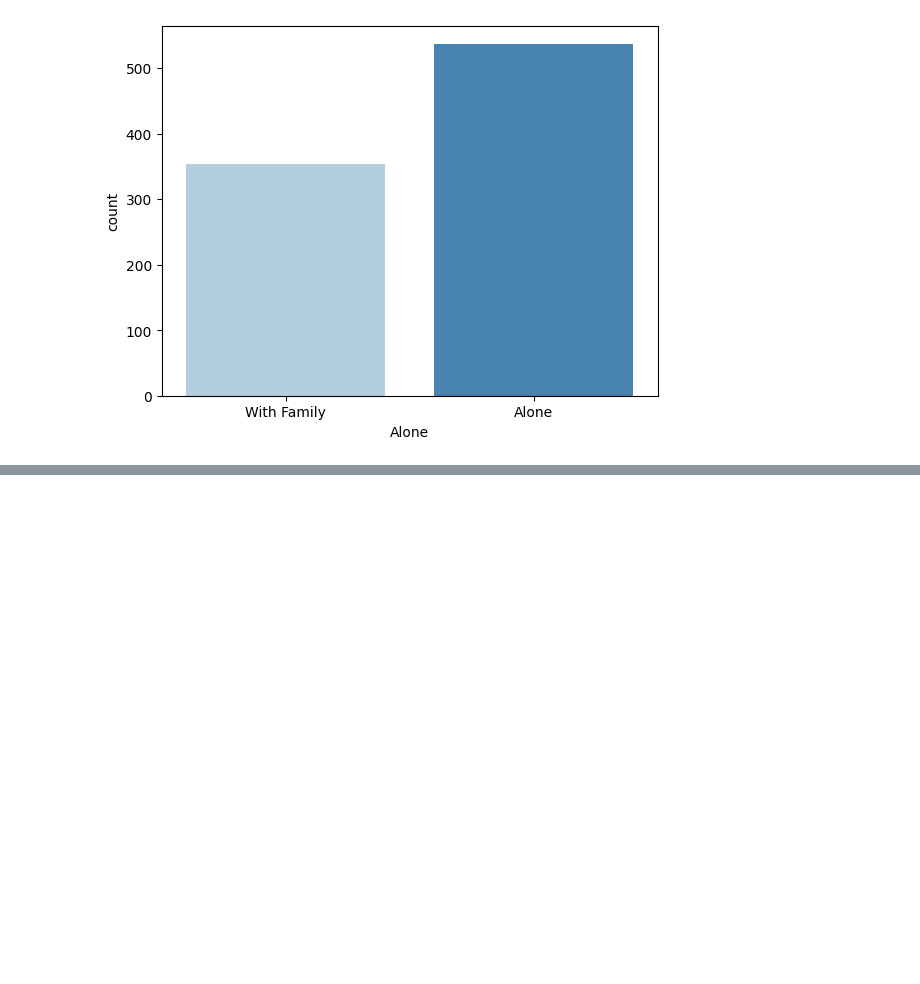
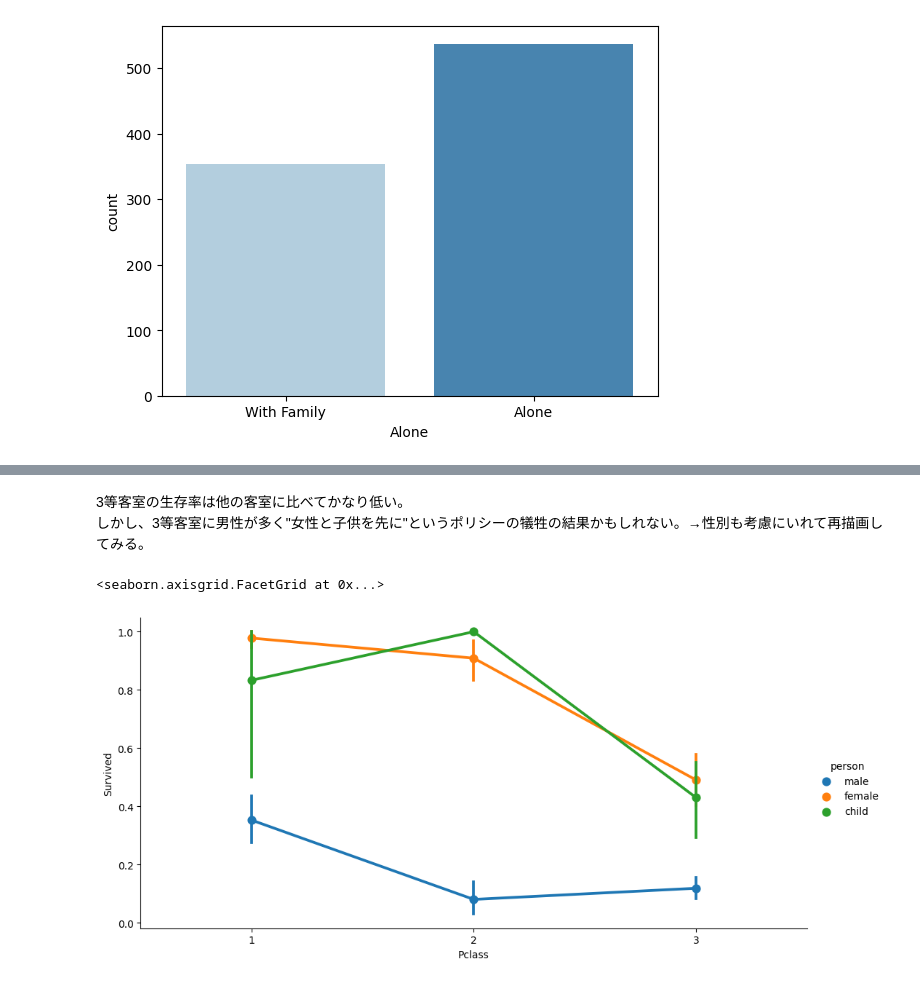
Before and after one commit to usma11dia0/training_of_kaggle, a Jupyter notebook: google_colab/titanic/titanic_udemy.ipynb, the cells around one changed output, grey strips where cells are left out. Saved outputs shown, nothing was run; the diff lists cells and outputs as text; code cells hidden in the pictures; blank space fills up the shorter version.

```diff
--- a/google_colab/titanic/titanic_udemy.ipynb
+++ b/google_colab/titanic/titanic_udemy.ipynb
@@ -302,0 +326,15 @@ sns.countplot(titanic_df, x='Alone', palette='Blues')
+# %% [markdown]
+3等客室の生存率は他の客室に比べてかなり低い。
+しかし、3等客室に男性が多く"女性と子供を先に"というポリシーの犠牲の結果かもしれない。→性別も考慮にいれて再描画してみる。
+# %%
+# 性別を考慮して, catplotを描く。
+sns.catplot(titanic_df,
+            x='Pclass',
+            y='Survived',
+            hue='person',
+            order=[1,2,3],
+            kind='point',
+            aspect=2)
+# %% [output]
+<seaborn.axisgrid.FacetGrid at 0x...>
+[figure, added]
```
Also changed, not shown: parts of 13 cells of this notebook.
